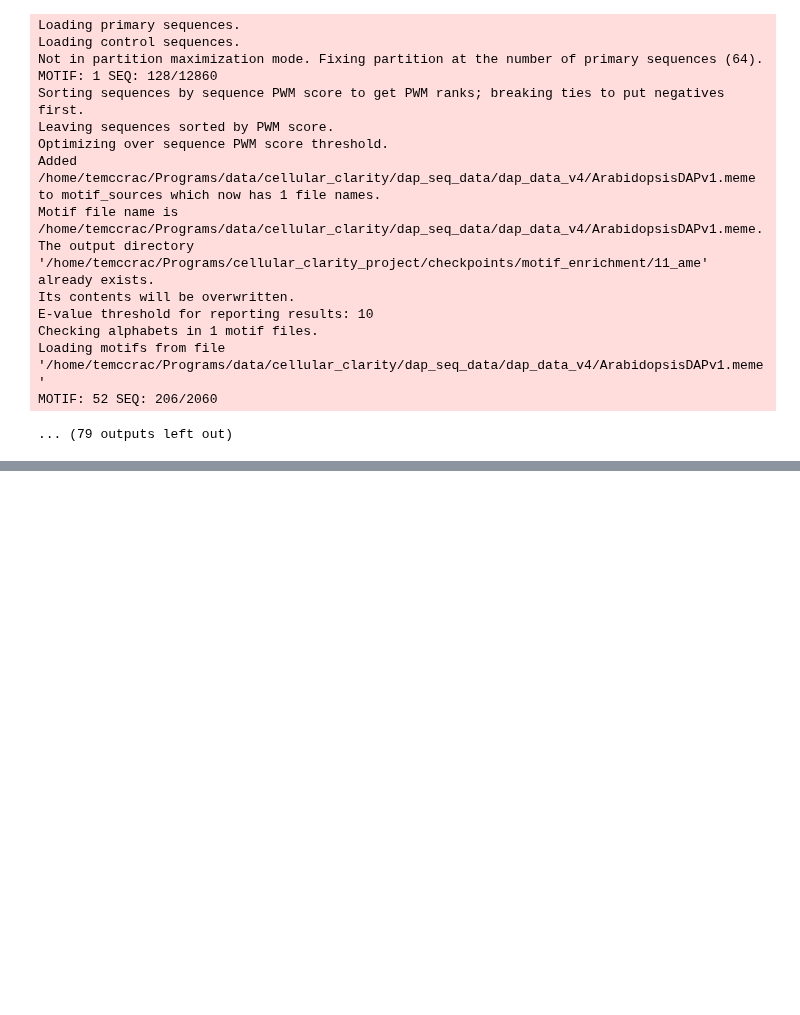
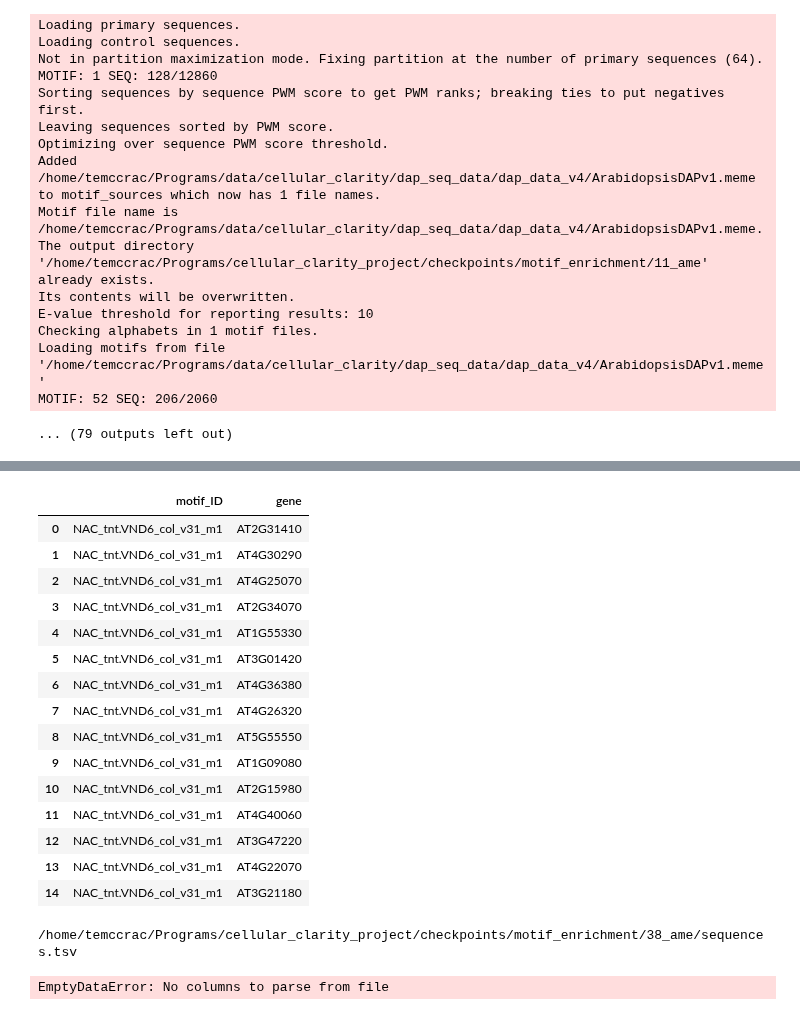
Before and after one commit to teegman123/ECE759_Project, a Jupyter notebook: Motif_detection.ipynb, the cells around one changed output, grey strips where cells are left out. Drawn from its saved outputs; the diff is of its cells as text; code cells hidden in the pictures; blank space fills up the shorter version.

```diff
--- a/Motif_detection.ipynb
+++ b/Motif_detection.ipynb
@@ -466,0 +498,39 @@ MOTIF: 52 SEQ: 206/2060
+# %%
+# Takes one cluster's motif output and converts it to a dataframe with all the motifs mapped to genes they were identified in
+def process_cluster_moitfs(path):
+    df = pd.read_csv(path, delimiter = '\t')
+    df_subset = df[['motif_ID', 'seq_ID']]
+    pattern = r'^(.+?)::'
+    df_subset_processed = df_subset.copy()
+    df_subset_processed['seq_ID'] = df_subset['seq_ID'].str.extract(pattern)
+    df_subset_processed.columns = [df_subset.columns[0], 'gene']
+    return df_subset_processed
+# %% [output]
+|  | motif_ID | gene |
+| 0 | NAC_tnt.VND6_col_v31_m1 | AT2G31410 |
+| 1 | NAC_tnt.VND6_col_v31_m1 | AT4G30290 |
+| 2 | NAC_tnt.VND6_col_v31_m1 | AT4G25070 |
+| 3 | NAC_tnt.VND6_col_v31_m1 | AT2G34070 |
+| 4 | NAC_tnt.VND6_col_v31_m1 | AT1G55330 |
+| 5 | NAC_tnt.VND6_col_v31_m1 | AT3G01420 |
+| 6 | NAC_tnt.VND6_col_v31_m1 | AT4G36380 |
+| 7 | NAC_tnt.VND6_col_v31_m1 | AT4G26320 |
+| 8 | NAC_tnt.VND6_col_v31_m1 | AT5G55550 |
+| 9 | NAC_tnt.VND6_col_v31_m1 | AT1G09080 |
+| 10 | NAC_tnt.VND6_col_v31_m1 | AT2G15980 |
+| 11 | NAC_tnt.VND6_col_v31_m1 | AT4G40060 |
+| 12 | NAC_tnt.VND6_col_v31_m1 | AT3G47220 |
+| 13 | NAC_tnt.VND6_col_v31_m1 | AT4G22070 |
+| 14 | NAC_tnt.VND6_col_v31_m1 | AT3G21180 |
+# %%
+clust_id_pattern = r'(?<=/)(\d{1,2})(?=_ame)'
+motif_enrichment_dict = {}
+for n, path in enumerate(motif_results_paths):
+    clust_id = re.search(clust_id_pattern, path)
+    print(path)
+    motif_enrichment_dict[clust_id] = process_cluster_moitfs(path)
+
+motif_enrichment_dict
+# %% [output]
+/home/temccrac/Programs/cellular_clarity_project/checkpoints/motif_enrichment/38_ame/sequences.tsv
+EmptyDataError: No columns to parse from file
```
Also changed, not shown: parts of 7 cells of this notebook, 1 other file.
